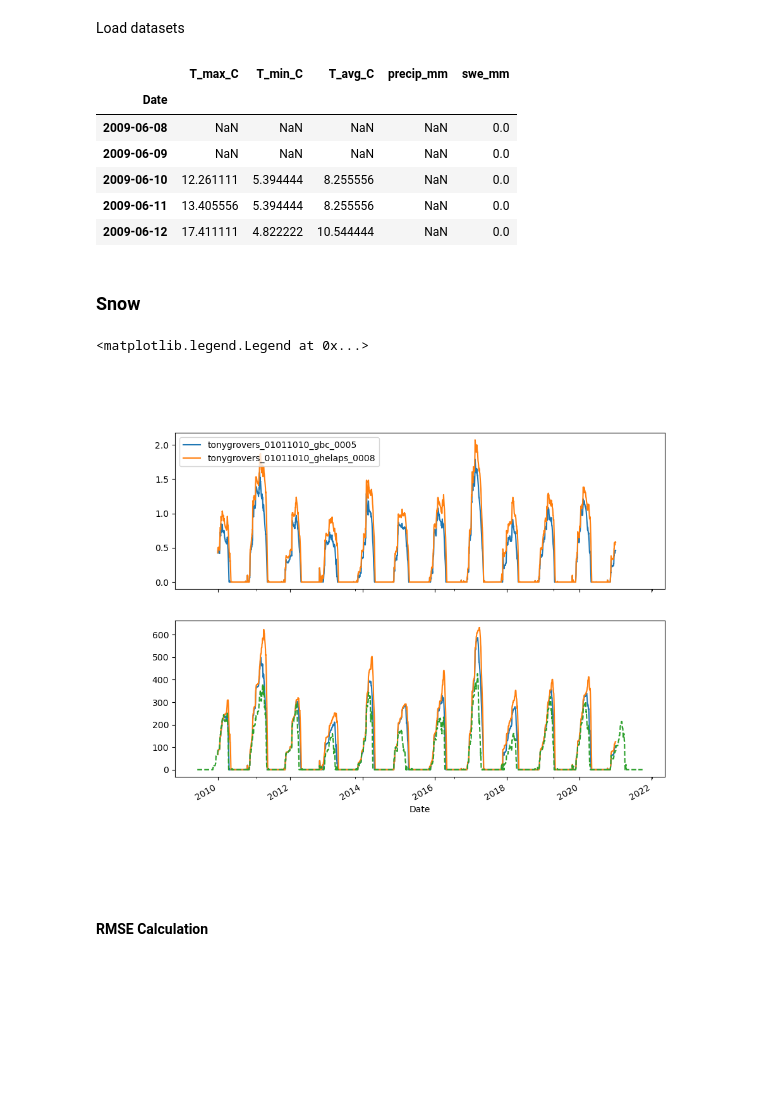
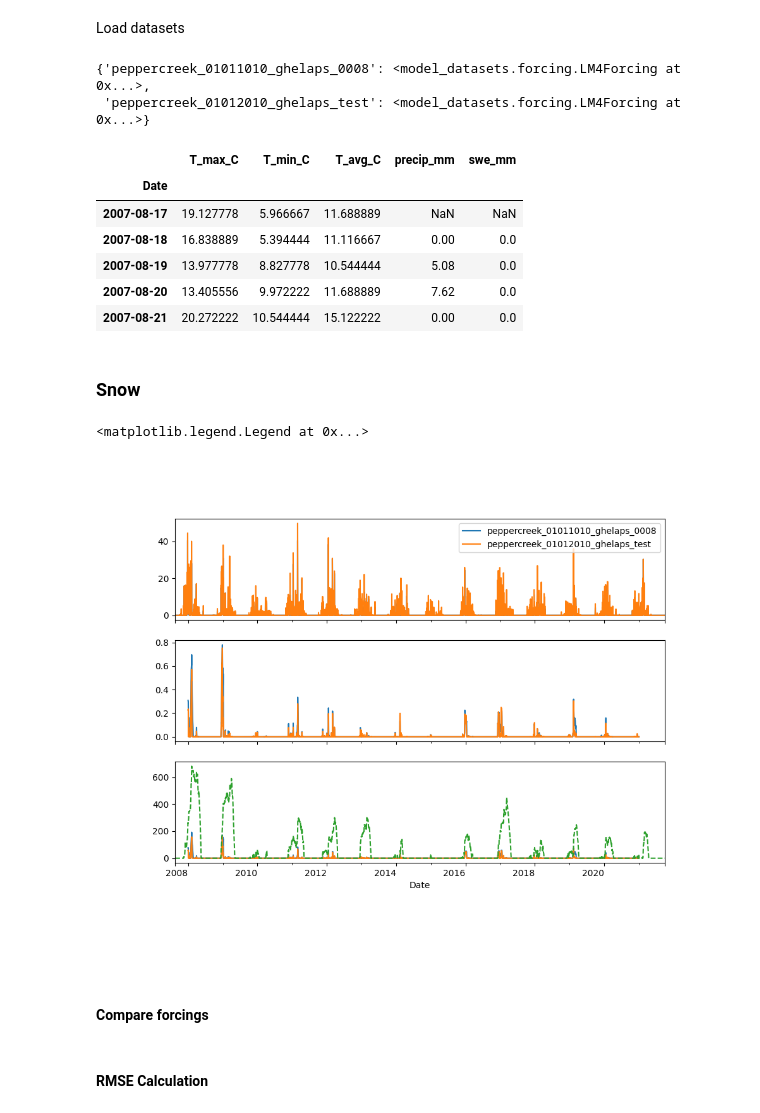
Before and after one commit to chrisrycx/lm4px_data_analysis, a Jupyter notebook: output_analysis/interactive/OutputCompare.ipynb, the cells around one changed output. Drawn from its saved outputs; the diff is of its cells as text; code cells hidden in the pictures; blank space fills up the shorter version.

Commit message:
Trying to figure out why pepper creek doesn't make sense

```diff
--- a/output_analysis/interactive/OutputCompare.ipynb
+++ b/output_analysis/interactive/OutputCompare.ipynb
@@ -3,12 +3,12 @@
 Compare output across sites
 # %%
 # Run settings
-sites = ['Tony Grove RS','Tony Grove RS']
-namelists = ['gbc','ghelaps']
-forcing_strs = ['01011010','01011010']
-forcing_versions = ['0.10.1','0.10.1']
-versions = ['0005','0008']
-isAlpine = True
+sites = ['Pepper Creek','Pepper Creek']
+namelists = ['ghelaps','ghelaps']
+forcing_strs = ['01011010','01012010']
+forcing_versions = ['0.10.1','0.11.0']
+versions = ['0008','test']
+isAlpine = False
 # %%
 # Load environmental variables if on Alpine, otherwise they should be stored
 import os
@@ -35,8 +31,17 @@ forcing_vars.head()
 # %%
 models = {}
-for (site,namelist,forcing_str,version) in zip(sites,namelists,forcing_strs,versions):
+forcings = {}
+names = []
+for (site,namelist,forcing_str,version,forcing_version) in zip(sites,namelists,forcing_strs,versions,forcing_versions):
     name = '_'.join((site.lower().replace(' ',''),forcing_str,namelist,version))
+    names.append(name)
     models[name] = LM4ModelOutput(site=site, forcing_string=forcing_str, namelist=namelist, version=version, spinup=False)
+    forcings[name] = LM4Forcing(site=site, forcing_string=forcing_str, version=forcing_version, spinup=False)
+# %%
+forcings
+# %% [output]
+{'peppercreek_01011010_ghelaps_0008': <model_datasets.forcing.LM4Forcing at 0x...>,
+ 'peppercreek_01012010_ghelaps_test': <model_datasets.forcing.LM4Forcing at 0x...>}
 # %%
 models
 # %%
@@ -44,6 +50,7 @@ daily_vars = models[0].get_variables(diag='land_daily')
 # %%
 monthly_vars = model.get_variables(diag='land_month')
 # %%
+import os
 snotel = PNNLSnotel(sites[0], os.environ['SNOTEL_PATH'])
 snotel.load_data()
 snotel_data = snotel.data
@@ -54,8 +61,8 @@ snotel_data.head()
 # %% [output]
 |  | T_max_C | T_min_C | T_avg_C | precip_mm | swe_mm |
 | Date |  |  |  |  |  |
-| 2009-06-08 | NaN | NaN | NaN | NaN | 0.0 |
-| 2009-06-09 | NaN | NaN | NaN | NaN | 0.0 |
-| 2009-06-10 | 12.261111 | 5.394444 | 8.255556 | NaN | 0.0 |
-| 2009-06-11 | 13.405556 | 5.394444 | 8.255556 | NaN | 0.0 |
-| 2009-06-12 | 17.411111 | 4.822222 | 10.544444 | NaN | 0.0 |
+| 2007-08-17 | 19.127778 | 5.966667 | 11.688889 | NaN | NaN |
+| 2007-08-18 | 16.838889 | 5.394444 | 11.116667 | 0.00 | 0.0 |
+| 2007-08-19 | 13.977778 | 8.827778 | 10.544444 | 5.08 | 0.0 |
+| 2007-08-20 | 13.405556 | 9.972222 | 11.688889 | 7.62 | 0.0 |
+| 2007-08-21 | 20.272222 | 10.544444 | 15.122222 | 0.00 | 0.0 |
@@ -63,20 +72,22 @@ snotel_data.head()
 ### Snow
 # %%
 # Plot snow
-fig, ax = plt.subplots(2, 1, figsize=(10, 8), sharex=True)
+fig, ax = plt.subplots(3, 1, figsize=(10, 8),sharex=True)
 
 for output in models:
+    forcing_snowfall = forcings[output].get_data('Snowf').resample('1D').sum()*3600  #mm
     model_snow = models[output].get_data(['snow','snow_depth'],'land_daily')
-    model_snow['snow_depth'].plot(ax=ax[0], label=output)
-    model_snow['snow'].plot(ax=ax[1], label=output)
+    forcing_snowfall.plot(ax=ax[0], label=output)
+    model_snow['snow_depth'].plot(ax=ax[1], label=output)
+    model_snow['snow'].plot(ax=ax[2], label=output)
 
 # Add on SNOTEL
-snotel_data['swe_mm'].plot(ax=ax[1], label='SNOTEL', style='--')
+snotel_data['swe_mm'].plot(ax=ax[2], label='SNOTEL', style='--')
 
 ax[0].legend()
 # %% [output]
 <matplotlib.legend.Legend at 0x...>
-[figure, old version]
+[figure, new version]
 # %%
 # Plot just showing SWE comparison for 10 years, use in presentations
 fig, ax = plt.subplots(figsize=(12, 6))
@@ -85,3 +96,5 @@ model_snow['snow'].loc['2005':'2015'].plot(ax=ax, label='Model SWE', color='red'
 plt.title(f'SWE Comparison at {site} (2005-2015)', fontsize=16)
 ax.set_ylabel('SWE (mm)')
 ax.legend()
+# %% [markdown]
+#### Compare forcings
```
Also changed, not shown: parts of 5 cells of this notebook, 1 other file.
